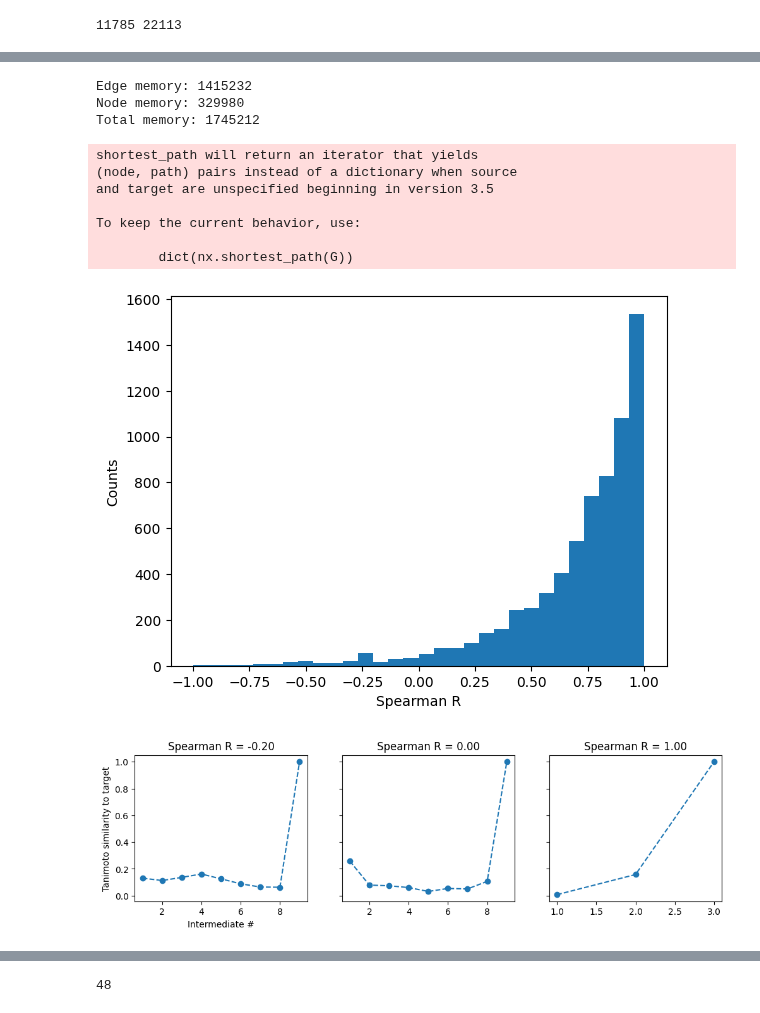
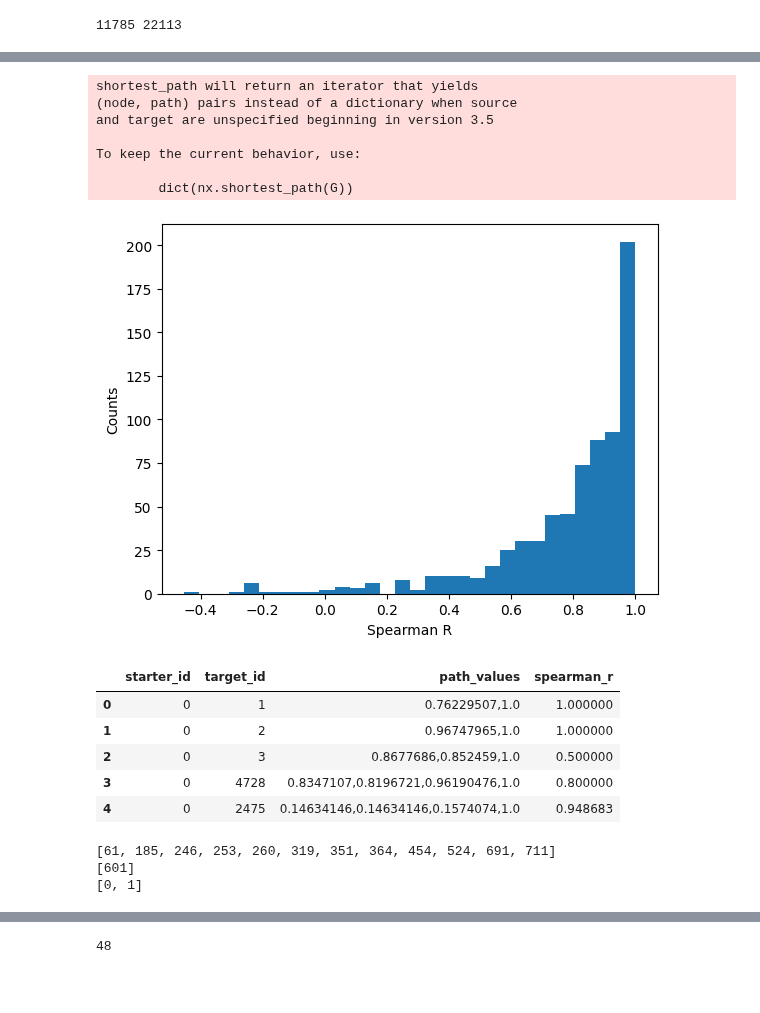
Before and after one commit to stefanpate/krxns, a Jupyter notebook: notebooks/pathwise_value_fcn_figures.ipynb, the cells around one changed output, grey strips where cells are left out. Drawn from its saved outputs; the diff is of its cells as text; code cells hidden in the pictures; blank space fills up the shorter version.

```diff
--- a/notebooks/pathwise_value_fcn_figures.ipynb
+++ b/notebooks/pathwise_value_fcn_figures.ipynb
@@ -84,15 +72,3 @@ G.nodes[0]
-# %%
-import sys
-edge_mem = sum([sys.getsizeof(e) for e in G.edges])
-node_mem = sum([sys.getsizeof(n) for n in G.nodes])
-
-print("Edge memory:", edge_mem)
-print("Node memory:", node_mem)
-print("Total memory:", edge_mem + node_mem)
-# %% [output]
-Edge memory: 1415232
-Node memory: 329980
-Total memory: 1745212
 # %%
 paths = G.shortest_path()
 
@@ -117,49 +93,31 @@ for i in paths:
     for j in paths[i]:
         path_lens[(i, j)] = len(paths[i][j]) - 1
 # %%
-spearman_rs = path_spearmans['spearman_r']
+spearman_rs = path_values['spearman_r']
 fig, ax = plt.subplots()
 ax.hist(spearman_rs, bins=30)
 ax.set_ylabel("Counts")
 ax.set_xlabel("Spearman R")
 plt.show()
 # %% [output]
-[figure, old version]
+[figure, new version]
-# %%
-negative_spearman_traces = {}
-for i in path_spearmans:
-    for j in path_spearmans[i]:
-        if abs(path_spearmans[i][j] + 0.2) < 1e-4:
-            negative_spearman_traces[(i, j)] = path_sims[i][j]
-
-zero_spearman_traces = {}
-for i in path_spearmans:
-    for j in path_spearmans[i]:
-        if abs(path_spearmans[i][j]) < 1e-4:
-            zero_spearman_traces[(i, j)] = path_sims[i][j]
-
-one_spearman_traces = {}
-for i in path_spearmans:
-    for j in path_spearmans[i]:
-        if abs(path_spearmans[i][j] - 1) < 1e-4:
-            one_spearman_traces[(i, j)] = path_sims[i][j]
-
-fig, ax = plt.subplots(ncols=3, figsize=(12, 3), sharey=True)
-
-traces = [negative_spearman_traces, zero_spearman_traces, one_spearman_traces]
-
-idx = 2
-sts = [list(elt.keys())[min(idx, len(elt) - 1)] for elt in traces]
-
-plot_it = lambda i, st : ax[i].plot(np.arange(1, len(traces[i][st]) + 1), traces[i][st], linestyle='--', marker='o')
-
-for i, st in enumerate(sts):
-    plot_it(i, st)
-    s, t = st
-    ax[i].set_title(f"Spearman R = {path_spearmans[s][t]:.2f}")
-
-ax[0].set_ylabel(f"Tanimoto similarity to target")
-ax[0].set_xlabel("Intermediate #")
-plt.show()
-# %% [output]
-[figure, removed]
+# %%
+path_values.head()
+# %% [output]
+|  | starter_id | target_id | path_values | spearman_r |
+| 0 | 0 | 1 | 0.76229507,1.0 | 1.000000 |
+| 1 | 0 | 2 | 0.96747965,1.0 | 1.000000 |
+| 2 | 0 | 3 | 0.8677686,0.852459,1.0 | 0.500000 |
+| 3 | 0 | 4728 | 0.8347107,0.8196721,0.96190476,1.0 | 0.800000 |
+| 4 | 0 | 2475 | 0.14634146,0.14634146,0.1574074,1.0 | 0.948683 |
+# %%
+negs = path_values.index[path_values['spearman_r'] < 0].to_list()
+zeros = path_values.index[abs(path_values['spearman_r']) < 1e-2].to_list()
+ones = path_values.index[abs(path_values['spearman_r'] - 1) < 1e-4].to_list()
+print(negs)
+print(zeros)
+print(ones)
+# %% [output]
+[61, 185, 246, 253, 260, 319, 351, 364, 454, 524, 691, 711]
+[601]
+[0, 1]
```
Also changed, not shown: parts of 10 cells of this notebook, 3 other files.
